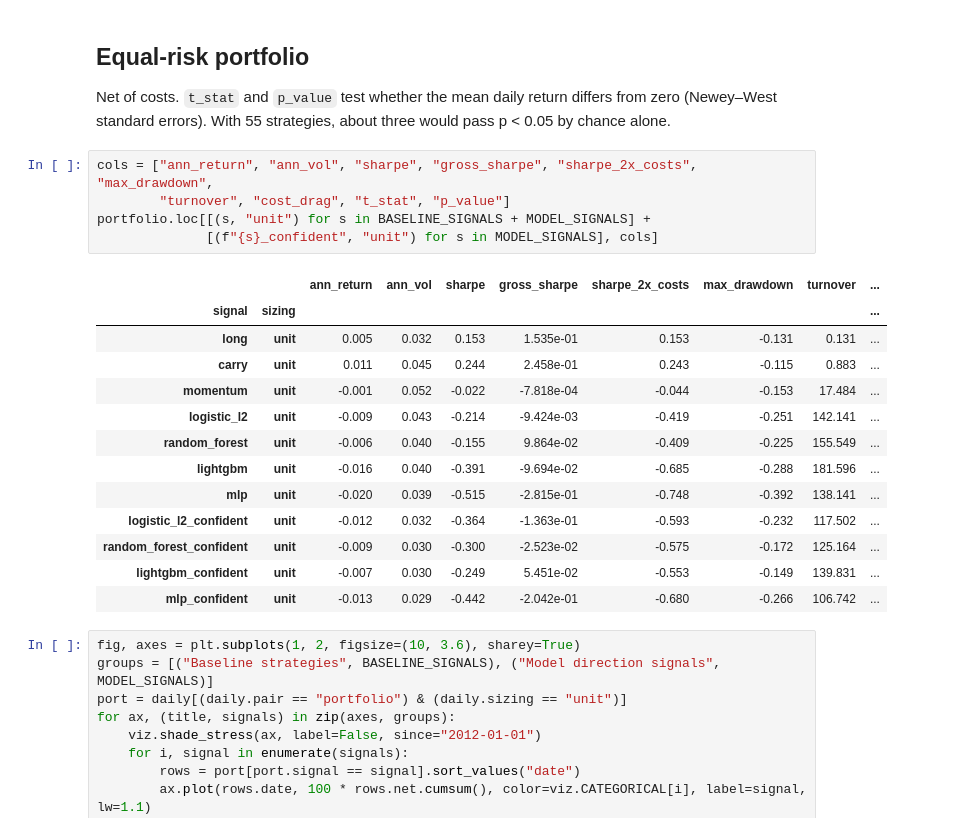
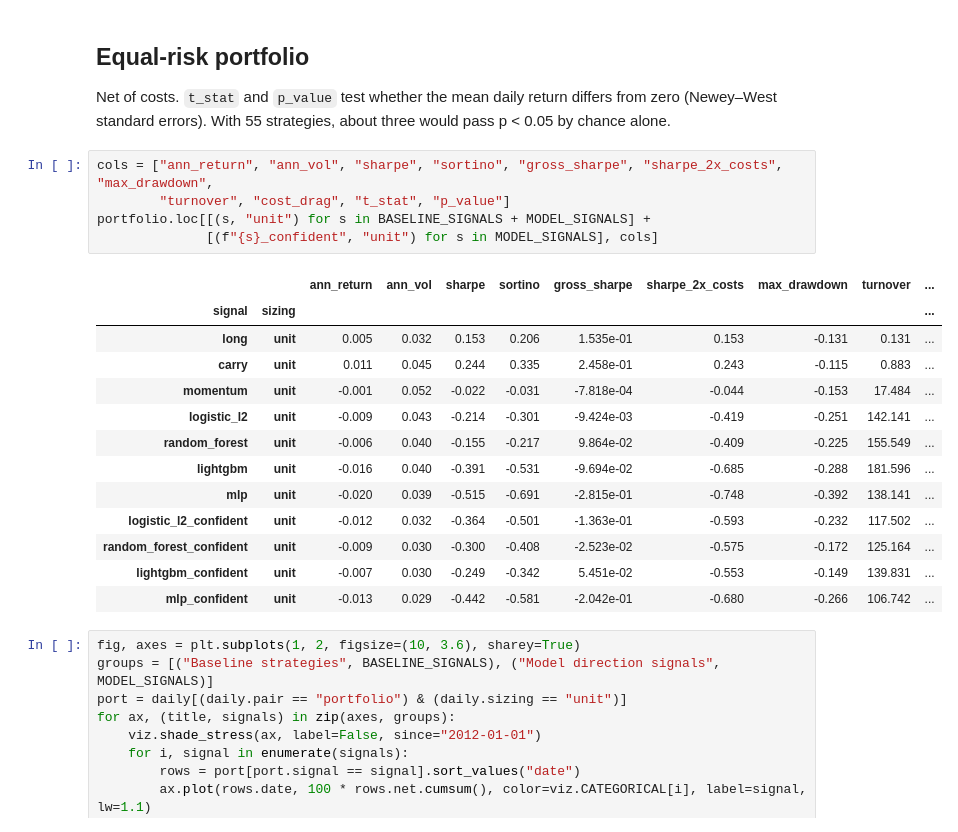
Before and after one commit to Aditya-00786/ML-Project_fx-forecasting, a Jupyter notebook: notebooks/07_backtest_risk.ipynb, the cells around one changed output. Saved outputs shown, nothing was run; the diff lists cells and outputs as text.

```diff
--- a/notebooks/07_backtest_risk.ipynb
+++ b/notebooks/07_backtest_risk.ipynb
@@ -40,24 +40,24 @@ SIZINGS = ["unit", "vt_naive", "vt_ewma", "vt_har", "vt_lightgbm"]
 
 Net of costs. `t_stat` and `p_value` test whether the mean daily return differs from zero (Newey–West standard errors). With 55 strategies, about three would pass p < 0.05 by chance alone.
 # %%
-cols = ["ann_return", "ann_vol", "sharpe", "gross_sharpe", "sharpe_2x_costs", "max_drawdown",
+cols = ["ann_return", "ann_vol", "sharpe", "sortino", "gross_sharpe", "sharpe_2x_costs", "max_drawdown",
         "turnover", "cost_drag", "t_stat", "p_value"]
 portfolio.loc[[(s, "unit") for s in BASELINE_SIGNALS + MODEL_SIGNALS] +
               [(f"{s}_confident", "unit") for s in MODEL_SIGNALS], cols]
 # %% [output]
-|  |  | ann_return | ann_vol | sharpe | gross_sharpe | sharpe_2x_costs | max_drawdown | turnover | ... |
-| signal | sizing |  |  |  |  |  |  |  | ... |
-| long | unit | 0.005 | 0.032 | 0.153 | 1.535e-01 | 0.153 | -0.131 | 0.131 | ... |
-| carry | unit | 0.011 | 0.045 | 0.244 | 2.458e-01 | 0.243 | -0.115 | 0.883 | ... |
-| momentum | unit | -0.001 | 0.052 | -0.022 | -7.818e-04 | -0.044 | -0.153 | 17.484 | ... |
-| logistic_l2 | unit | -0.009 | 0.043 | -0.214 | -9.424e-03 | -0.419 | -0.251 | 142.141 | ... |
-| random_forest | unit | -0.006 | 0.040 | -0.155 | 9.864e-02 | -0.409 | -0.225 | 155.549 | ... |
-| lightgbm | unit | -0.016 | 0.040 | -0.391 | -9.694e-02 | -0.685 | -0.288 | 181.596 | ... |
-| mlp | unit | -0.020 | 0.039 | -0.515 | -2.815e-01 | -0.748 | -0.392 | 138.141 | ... |
-| logistic_l2_confident | unit | -0.012 | 0.032 | -0.364 | -1.363e-01 | -0.593 | -0.232 | 117.502 | ... |
-| random_forest_confident | unit | -0.009 | 0.030 | -0.300 | -2.523e-02 | -0.575 | -0.172 | 125.164 | ... |
-| lightgbm_confident | unit | -0.007 | 0.030 | -0.249 | 5.451e-02 | -0.553 | -0.149 | 139.831 | ... |
-| mlp_confident | unit | -0.013 | 0.029 | -0.442 | -2.042e-01 | -0.680 | -0.266 | 106.742 | ... |
+|  |  | ann_return | ann_vol | sharpe | sortino | gross_sharpe | sharpe_2x_costs | max_drawdown | turnover | ... |
+| signal | sizing |  |  |  |  |  |  |  |  | ... |
+| long | unit | 0.005 | 0.032 | 0.153 | 0.206 | 1.535e-01 | 0.153 | -0.131 | 0.131 | ... |
+| carry | unit | 0.011 | 0.045 | 0.244 | 0.335 | 2.458e-01 | 0.243 | -0.115 | 0.883 | ... |
+| momentum | unit | -0.001 | 0.052 | -0.022 | -0.031 | -7.818e-04 | -0.044 | -0.153 | 17.484 | ... |
+| logistic_l2 | unit | -0.009 | 0.043 | -0.214 | -0.301 | -9.424e-03 | -0.419 | -0.251 | 142.141 | ... |
+| random_forest | unit | -0.006 | 0.040 | -0.155 | -0.217 | 9.864e-02 | -0.409 | -0.225 | 155.549 | ... |
+| lightgbm | unit | -0.016 | 0.040 | -0.391 | -0.531 | -9.694e-02 | -0.685 | -0.288 | 181.596 | ... |
+| mlp | unit | -0.020 | 0.039 | -0.515 | -0.691 | -2.815e-01 | -0.748 | -0.392 | 138.141 | ... |
+| logistic_l2_confident | unit | -0.012 | 0.032 | -0.364 | -0.501 | -1.363e-01 | -0.593 | -0.232 | 117.502 | ... |
+| random_forest_confident | unit | -0.009 | 0.030 | -0.300 | -0.408 | -2.523e-02 | -0.575 | -0.172 | 125.164 | ... |
+| lightgbm_confident | unit | -0.007 | 0.030 | -0.249 | -0.342 | 5.451e-02 | -0.553 | -0.149 | 139.831 | ... |
+| mlp_confident | unit | -0.013 | 0.029 | -0.442 | -0.581 | -2.042e-01 | -0.680 | -0.266 | 106.742 | ... |
 # %%
 fig, axes = plt.subplots(1, 2, figsize=(10, 3.6), sharey=True)
 groups = [("Baseline strategies", BASELINE_SIGNALS), ("Model direction signals", MODEL_SIGNALS)]
```
Also changed, not shown: parts of 3 cells of this notebook, 54 other files.
